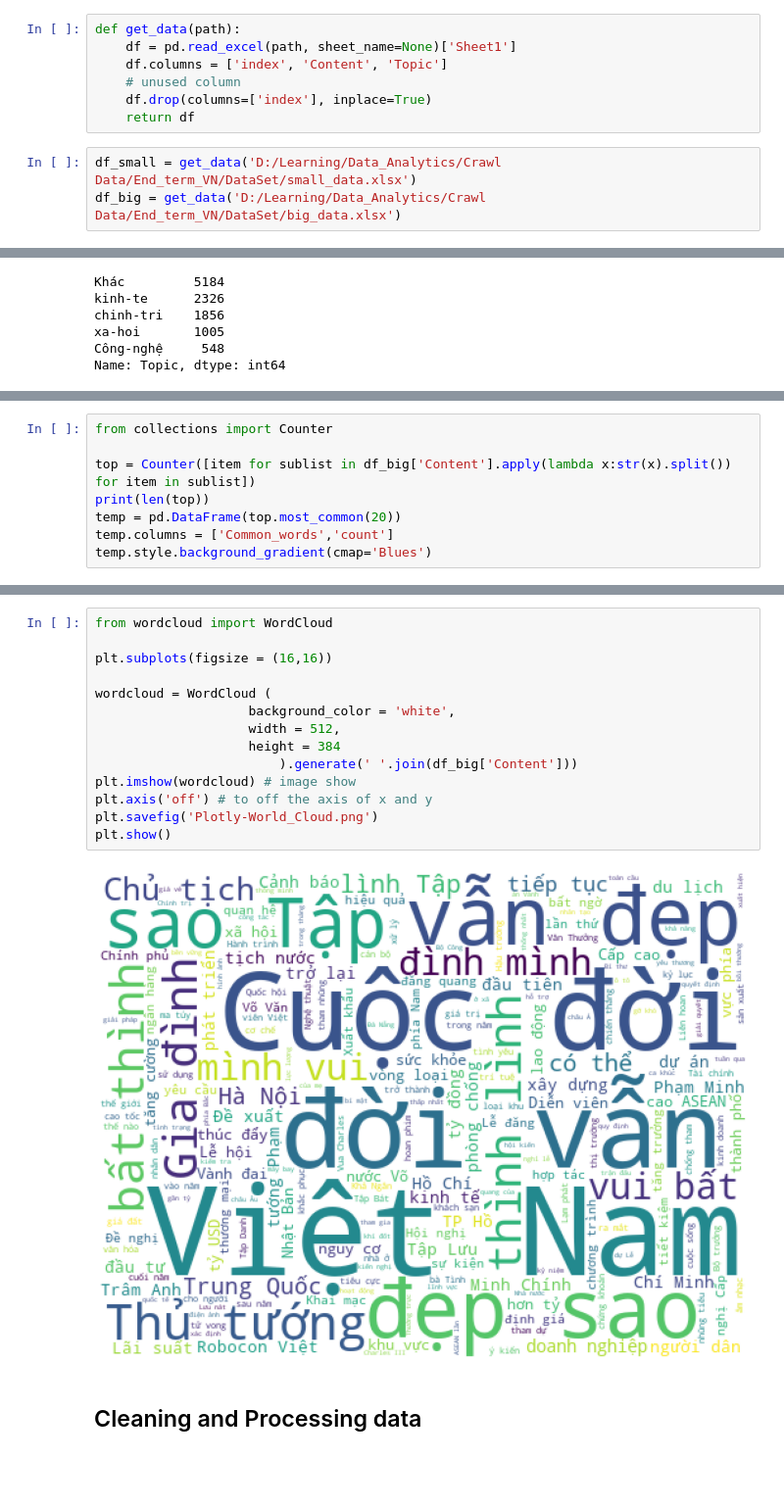
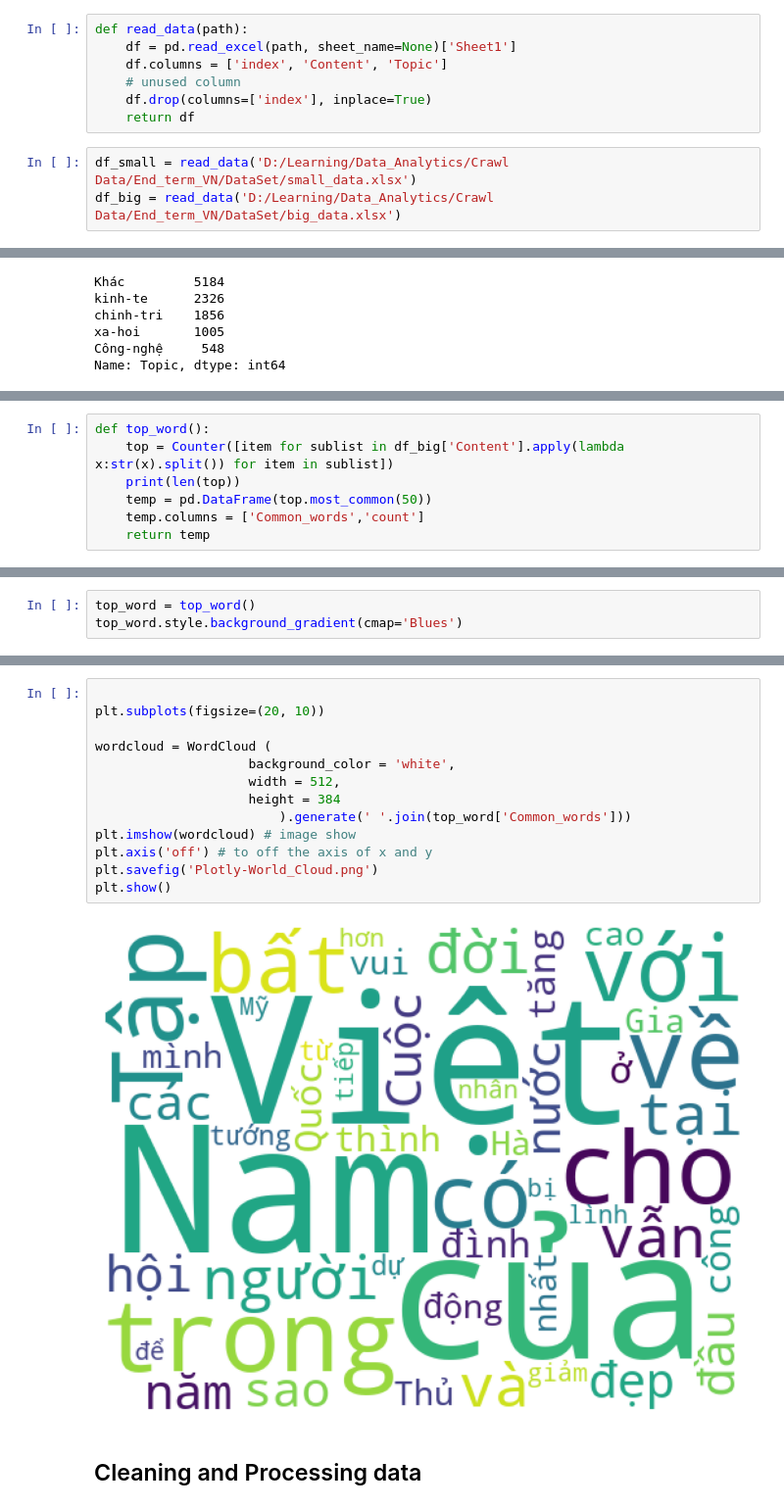
Before and after one commit to Hung-DUT-IT/KHDL, a Jupyter notebook: End_term_VN/Craw.ipynb, the cells around one changed output, grey strips where cells are left out. Shown at 98% size. Drawn from its saved outputs; the diff is of its cells as text; blank space fills up the shorter version.

```diff
--- a/End_term_VN/Craw.ipynb
+++ b/End_term_VN/Craw.ipynb
@@ -107,15 +115,15 @@ dict_url_small = {  'chinh-tri':        213,
 # %% [markdown]
 ## Load Data
 # %%
-def get_data(path):
+def read_data(path):
     df = pd.read_excel(path, sheet_name=None)['Sheet1']
     df.columns = ['index', 'Content', 'Topic']
     # unused column
     df.drop(columns=['index'], inplace=True)
     return df
 # %%
-df_small = get_data('D:/Learning/Data_Analytics/Crawl Data/End_term_VN/DataSet/small_data.xlsx')
-df_big = get_data('D:/Learning/Data_Analytics/Crawl Data/End_term_VN/DataSet/big_data.xlsx')
+df_small = read_data('D:/Learning/Data_Analytics/Crawl Data/End_term_VN/DataSet/small_data.xlsx')
+df_big = read_data('D:/Learning/Data_Analytics/Crawl Data/End_term_VN/DataSet/big_data.xlsx')
 # %%
 df_small.head()
 # %% [output]
@@ -215,8 +239,7 @@ plot_topic(df_big)
 # %%
-from collections import Counter
-
-top = Counter([item for sublist in df_big['Content'].apply(lambda x:str(x).split()) for item in sublist])
-print(len(top))
-temp = pd.DataFrame(top.most_common(20))
-temp.columns = ['Common_words','count']
-temp.style.background_gradient(cmap='Blues')
+def top_word():
+    top = Counter([item for sublist in df_big['Content'].apply(lambda x:str(x).split()) for item in sublist])
+    print(len(top))
+    temp = pd.DataFrame(top.most_common(50))
+    temp.columns = ['Common_words','count']
+    return temp
@@ -241,0 +246,3 @@ temp.style.background_gradient(cmap='Blues')
+# %%
+top_word = top_word()
+top_word.style.background_gradient(cmap='Blues')
@@ -246,20 +271,19 @@ fig = px.bar(temp, x="count", y="Common_words", title='Commmon Words in Contents
              width=700, height=700,color='Common_words')
 fig.show()
 # %%
-from wordcloud import WordCloud
 
-plt.subplots(figsize = (16,16))
+plt.subplots(figsize=(20, 10))
 
 wordcloud = WordCloud (
                     background_color = 'white',
                     width = 512,
                     height = 384
-                        ).generate(' '.join(df_big['Content']))
+                        ).generate(' '.join(top_word['Common_words']))
 plt.imshow(wordcloud) # image show
 plt.axis('off') # to off the axis of x and y
 plt.savefig('Plotly-World_Cloud.png')
 plt.show()
 # %% [output]
-[figure, old version]
+[figure, new version]
 # %% [markdown]
 ## Cleaning and Processing data
```
Also changed, not shown: parts of 51 cells of this notebook, 6 other files.
